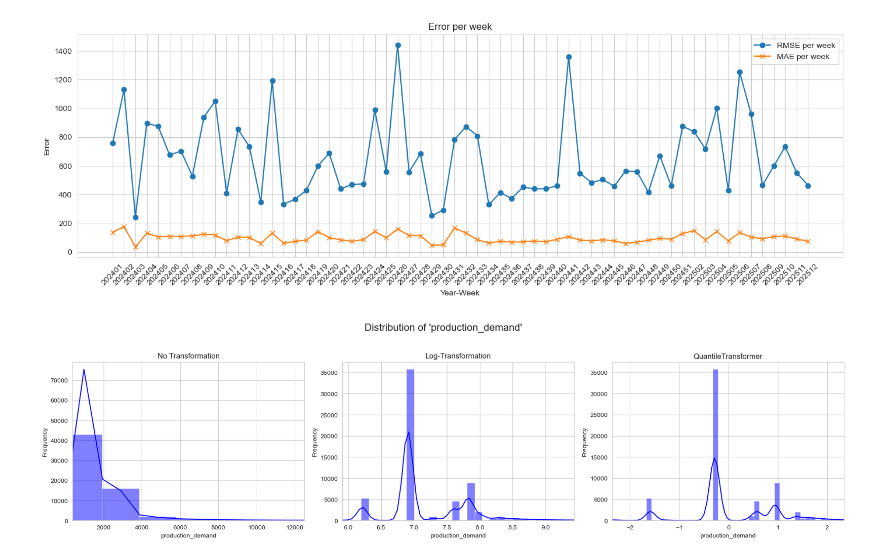
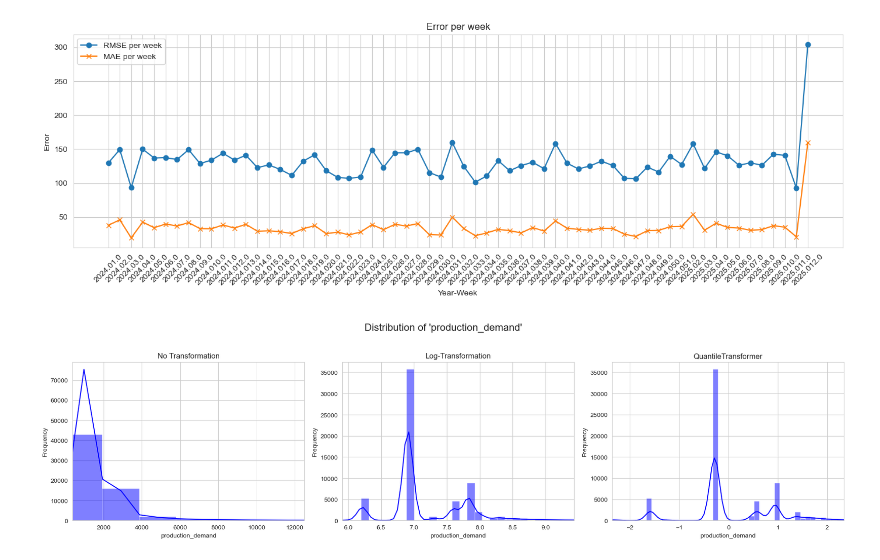
Before and after one commit to Y0d4l3/forecast-ki, a Jupyter notebook: plot.ipynb, the cells around one changed output. Saved outputs shown, nothing was run; the diff lists cells and outputs as text; code cells hidden in the pictures.

```diff
--- a/plot.ipynb
+++ b/plot.ipynb
@@ -43,20 +60,20 @@ RMSE: 222.86
 # %%
-df = pd.read_csv('predictions/random_forest_weekly.csv')
+df = pd.read_csv('predictions/xgboost_2000_weekly.csv')
 df['year_week'] = df['year'].astype(str) + df['week'].astype(str).str.zfill(2)
 
 plt.figure(figsize=(14, 5))
 plt.plot(df['year_week'], df['rmse'], label='RMSE per week', marker='o')
 plt.plot(df['year_week'], df['mae'], label='MAE per week', marker='x')
 plt.legend()
 plt.title('Error per week')
 plt.xlabel('Year-Week')
 plt.ylabel('Error')
 plt.xticks(rotation=45)
 plt.tight_layout()
 plt.grid(True)
 plt.show()
 # %% [output]
-[figure, old version]
+[figure, new version]
 # %%
 import pandas as pd
 import matplotlib.pyplot as plt
```
Also changed, not shown: parts of 2 cells of this notebook, 5 other files.
